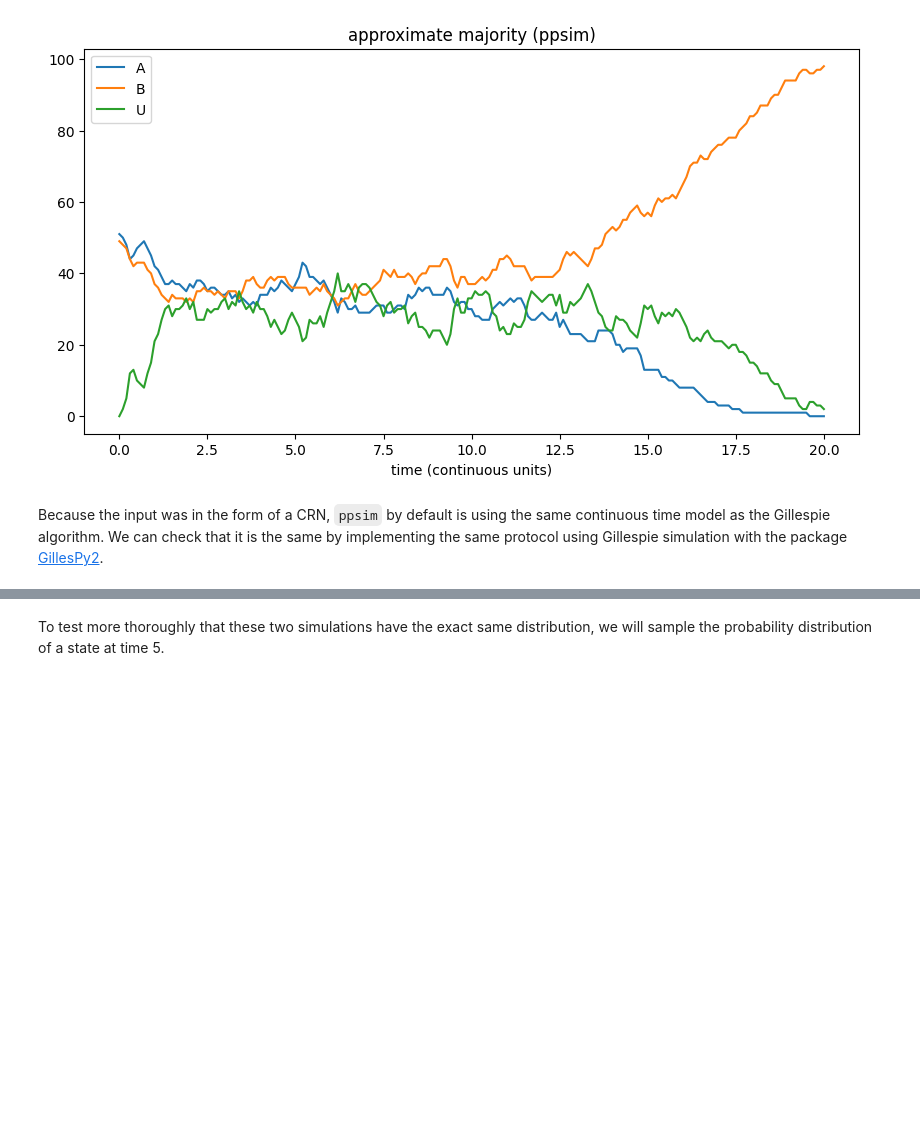
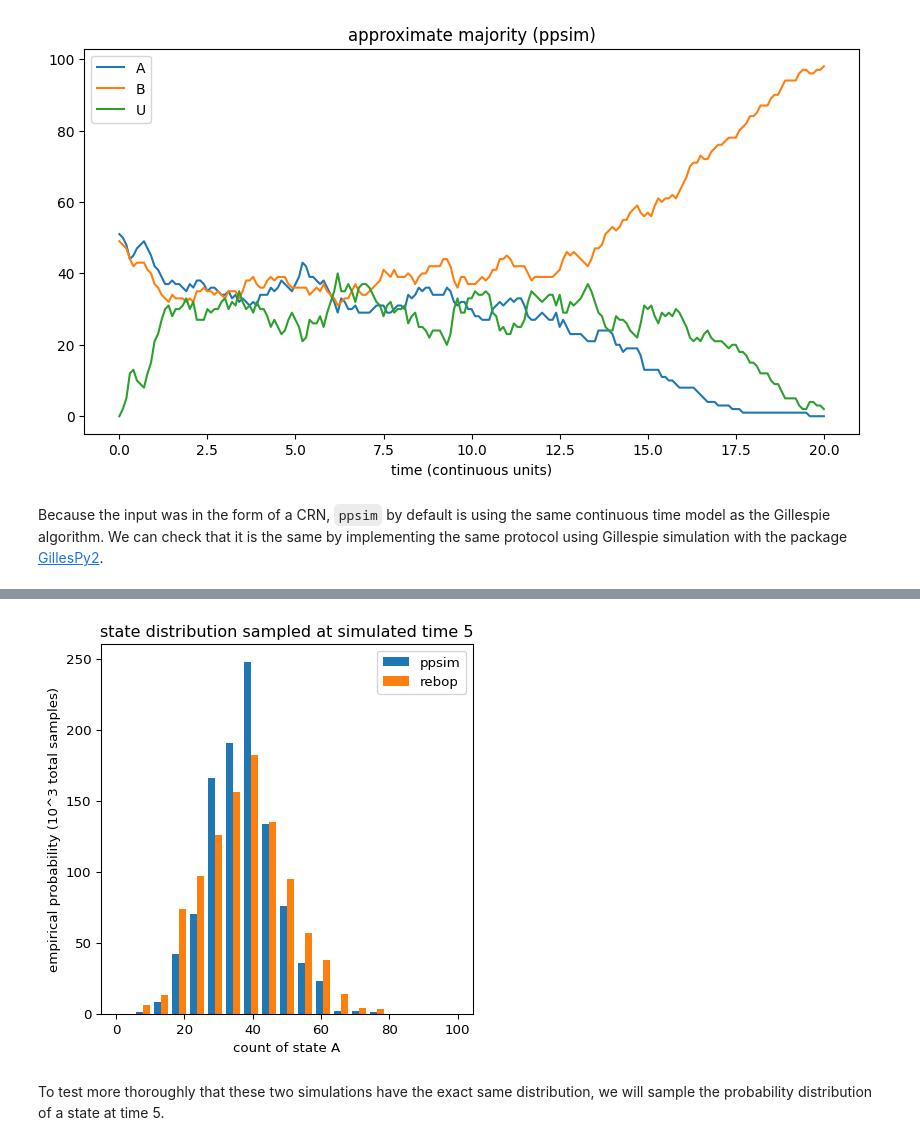
Before and after one commit to UC-Davis-molecular-computing/ppsim-rust, a Jupyter notebook: examples/crn.ipynb, the cells around one changed output, grey strips where cells are left out. Saved outputs shown, nothing was run; the diff lists cells and outputs as text; code cells hidden in the pictures; blank space fills up the shorter version.

```diff
--- a/examples/crn.ipynb
+++ b/examples/crn.ipynb
@@ -55,3 +68,27 @@ SimulationError: argument 'solver=<gillespy2.solvers.cpp.ssa_c_solver.SSACSolver
+# %%
+# Code that was used to generate the data, which was saved with pickle
+# This is commented out since it is time-consuming to run.
+# Uncomment the code below to re-run and generate new data for the next figure.
+exponent = 3
+trials = 10 ** exponent
+end_time = 5
+sim = pp.Simulation(inits, approx_majority)
+results_ppsim = sim.sample_future_configuration(end_time, num_samples = trials)
+results_rebop = gp.rebop_sample_future_configurations(approx_majority, inits, end_time, trials=trials)
+
+fig, ax = plt.subplots(figsize = (5,5))
+ax.hist([results_ppsim['A'], results_rebop[a]], bins = np.linspace(0, n, 20),
+        alpha = 1, label=['ppsim', 'rebop']) #, density=True, edgecolor = 'k', linewidth = 0.5)
+ax.legend()
+
+ax.set_xlabel(f'count of state A')
+ax.set_ylabel(f'empirical probability (10^{exponent} total samples)')
+ax.set_title('state distribution sampled at simulated time 5')
+
+pickle.dump((fig, ax), open( "crn_data/am_distributions.p", "wb" ) )
+plt.savefig('crn_data/am2.pdf', bbox_inches='tight')
+# %% [output]
+[figure, added]
 # %% [markdown]
 To test more thoroughly that these two simulations have the exact same distribution, we will sample the probability distribution of a state at time 5.
 # %%
```
Also changed, not shown: parts of 3 cells of this notebook, 3 other files.
